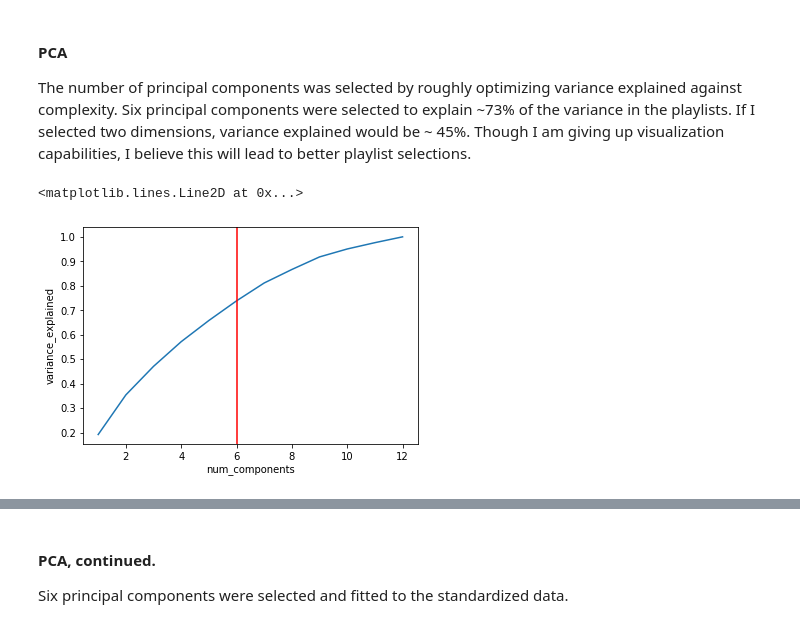
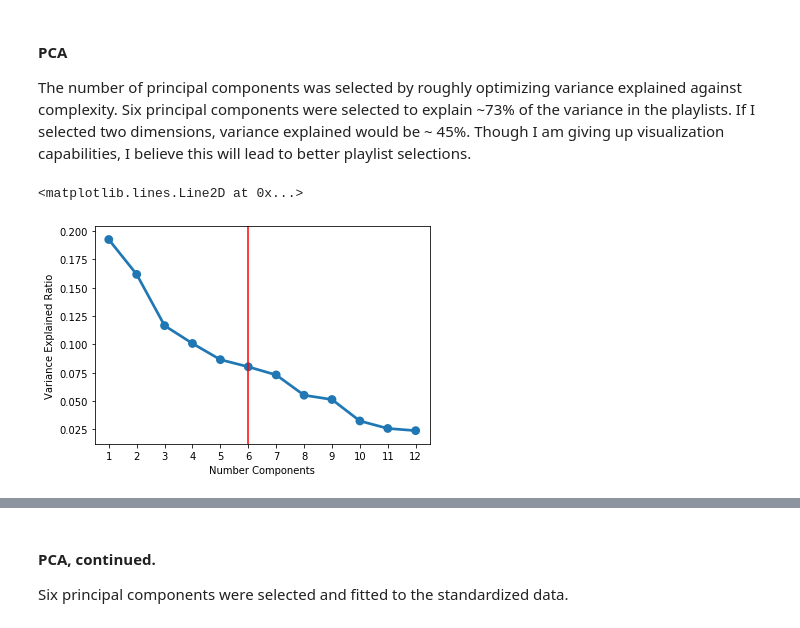
Before and after one commit to dandexler/spotiPylot, a Jupyter notebook: code/concept.ipynb, the cells around one changed output, grey strips where cells are left out. Drawn from its saved outputs; the diff is of its cells as text; code cells hidden in the pictures.

```diff
--- a/code/concept.ipynb
+++ b/code/concept.ipynb
@@ -208,26 +154,20 @@ Projecting the playlist features into fewer dimensions.
 #### Standardizing the Features
 Features were standardized using scikit-learn's StandardScaler.
 # %%
-final_df_drop = final_df.drop(columns=['playlist_name', 'artist_name', 'track_name', 'time_signature'])
+final_df_drop = final_df.drop(columns=['playlist_name', 'artist_name', 'track_name'])
 stdz_values = StandardScaler().fit_transform(final_df_drop)
 # %% [markdown]
 #### PCA
 The number of principal components was selected by roughly optimizing variance explained against complexity. Six principal components were selected to explain ~73% of the variance in the playlists. If I selected two dimensions, variance explained would be ~ 45%. Though I am giving up visualization capabilities, I believe this will lead to better playlist selections.
-# %%
-components =  [x+1 for x in range(12)]
-var_explained = pd.DataFrame(columns=['num_components', 'variance_explained'])
-pd.DataFrame(columns = ['number_components', 'variance_explained'])
-for num_components in components:
-    pca_obj = PCA(n_components=num_components)
-    pca_obj.fit(stdz_values)
-    explained_variance = sum(pca_obj.explained_variance_ratio_)
-    var_list = [num_components, explained_variance]
-    var_series = pd.Series(var_list, index=var_explained.columns)
-    var_explained = var_explained.append(var_series, ignore_index=True)
-var_explained
-
-sns.lineplot(x=var_explained.num_components, y=var_explained.variance_explained)
-plt.axvline(6, 0, 1, color='r')
-# %% [output]
-<matplotlib.lines.Line2D at 0x...>
-[figure, removed]
+# %%
+components =  [x+1 for x in range(12)]
+pca_obj = PCA(n_components=12)
+pca_obj.fit_transform(stdz_values)
+
+# Scree plot and selected number of principal components
+p1 = sns.pointplot(x=components, y=pca_obj.explained_variance_ratio_)
+p1.set(xlabel='Number Components', ylabel='Variance Explained Ratio')
+plt.axvline(5, 0, 1.2, color='r')
+# %% [output]
+<matplotlib.lines.Line2D at 0x...>
+[figure, added]
```
Also changed, not shown: parts of 23 cells of this notebook, 1 other file.
